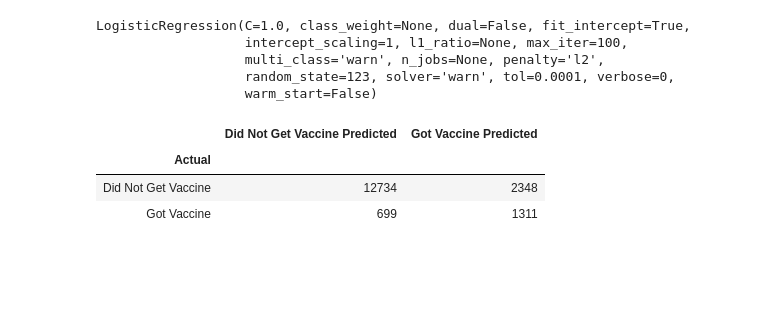
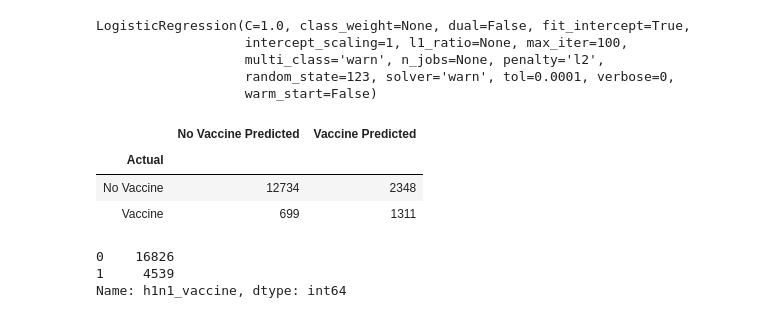
Before and after one commit to JadaShipp/predicting_flu, a Jupyter notebook: modeling.ipynb, the cells around one changed output. Drawn from its saved outputs; the diff is of its cells as text; code cells hidden in the pictures; blank space fills up the shorter version.

```diff
--- a/modeling.ipynb
+++ b/modeling.ipynb
@@ -163,19 +163,25 @@ LogisticRegression(C=1.0, class_weight=None, dual=False, fit_intercept=True,
                    random_state=123, solver='warn', tol=0.0001, verbose=0,
                    warm_start=False)
 # %%
-# creating our confusion matrix
+# creating the confusion matrix
 y_pred = logit.predict(X_train_h1n1)
 pd.DataFrame(confusion_matrix(y_train_h1n1, y_pred))
 
 #code to label matrix
-labels = ['Did Not Get Vaccine', 'Got Vaccine']
+labels = ['No Vaccine', 'Vaccine']
 predicted_labels = [name + " Predicted" for name in labels ]
 
 conf = pd.DataFrame(confusion_matrix(y_pred, y_train_h1n1), index=labels, columns=[predicted_labels])
 conf.index.name = "Actual"
 conf
 # %% [output]
-|  | Did Not Get Vaccine Predicted | Got Vaccine Predicted |
+|  | No Vaccine Predicted | Vaccine Predicted |
 | Actual |  |  |
-| Did Not Get Vaccine | 12734 | 2348 |
-| Got Vaccine | 699 | 1311 |
+| No Vaccine | 12734 | 2348 |
+| Vaccine | 699 | 1311 |
+# %%
+h1n1_train.h1n1_vaccine.value_counts()
+# %% [output]
+0    16826
+1     4539
+Name: h1n1_vaccine, dtype: int64
```
Also changed, not shown: parts of 3 cells of this notebook.
